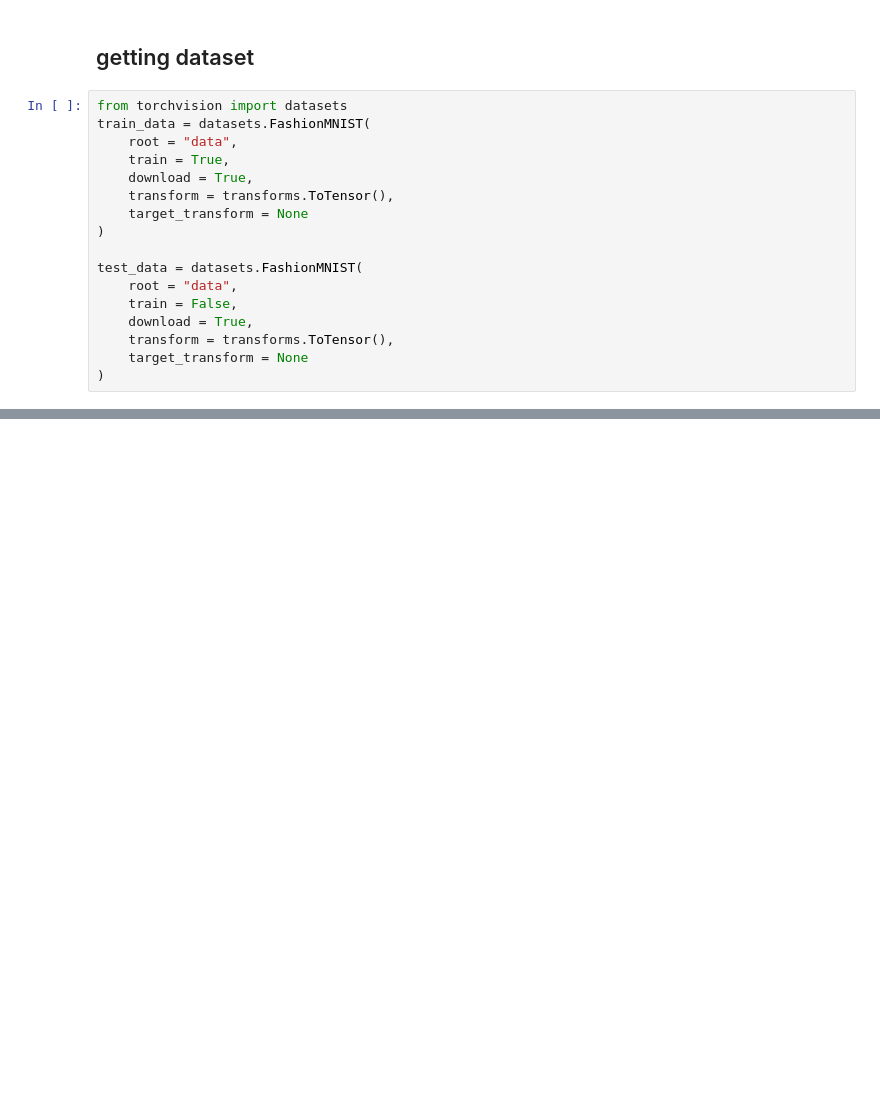
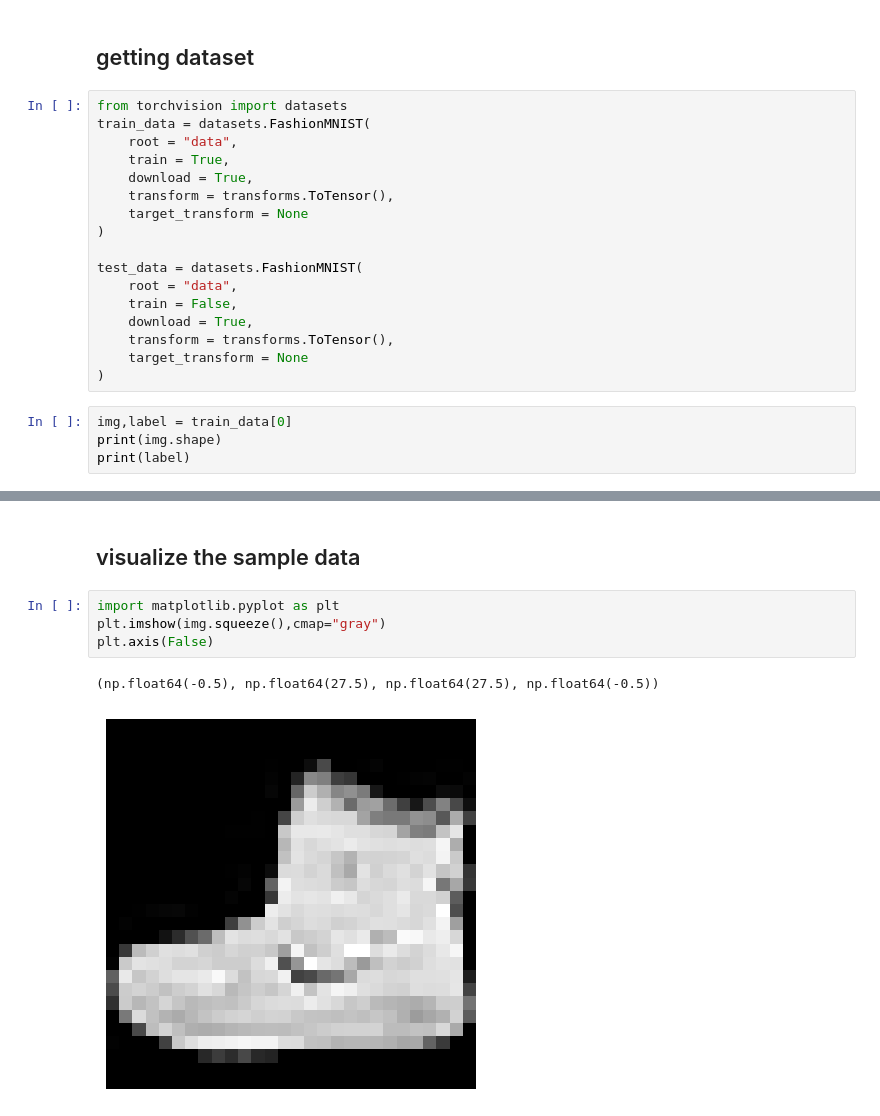
Before and after one commit to krk-90/deep-learning-, a Jupyter notebook: convolutional nn.ipynb, the cells around one changed output, grey strips where cells are left out. Cells and saved outputs as stored; diff of their text form; blank space fills up the shorter version.

```diff
--- a/convolutional nn.ipynb
+++ b/convolutional nn.ipynb
@@ -24,3 +33,7 @@ test_data = datasets.FashionMNIST(
     transform = transforms.ToTensor(),
     target_transform = None
 )
+# %%
+img,label = train_data[0]
+print(img.shape)
+print(label)
@@ -26,0 +53,9 @@ test_data = datasets.FashionMNIST(
+# %% [markdown]
+## visualize the sample data
+# %%
+import matplotlib.pyplot as plt
+plt.imshow(img.squeeze(),cmap="gray")
+plt.axis(False)
+# %% [output]
+(np.float64(-0.5), np.float64(27.5), np.float64(27.5), np.float64(-0.5))
+[figure, added]
```
Also changed, not shown: parts of 7 cells of this notebook.
